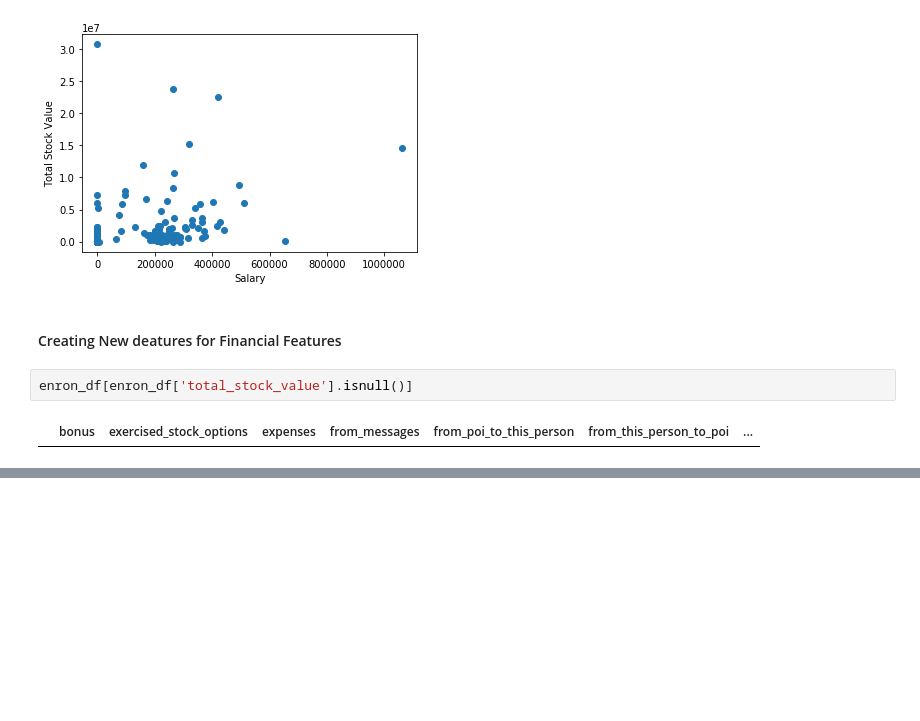
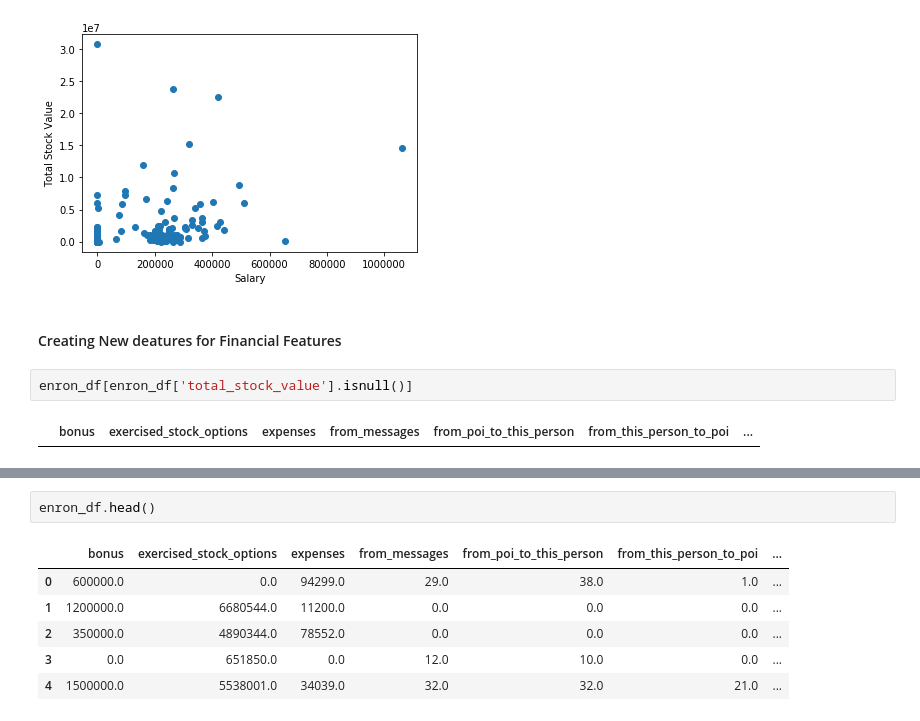
Before and after one commit to geekquad/Fraud-Detection, a Jupyter notebook: Fraud Detection from ENRON dataset.ipynb, the cells around one changed output, grey strips where cells are left out. Drawn from its saved outputs; the diff is of its cells as text; blank space fills up the shorter version.

```diff
--- a/Fraud Detection from ENRON dataset.ipynb
+++ b/Fraud Detection from ENRON dataset.ipynb
@@ -370,0 +377,9 @@ enron_df[enron_df['total_stock_value'].isnull()]
+# %%
+enron_df.head()
+# %% [output]
+|  | bonus | exercised_stock_options | expenses | from_messages | from_poi_to_this_person | from_this_person_to_poi | ... |
+| 0 | 600000.0 | 0.0 | 94299.0 | 29.0 | 38.0 | 1.0 | ... |
+| 1 | 1200000.0 | 6680544.0 | 11200.0 | 0.0 | 0.0 | 0.0 | ... |
+| 2 | 350000.0 | 4890344.0 | 78552.0 | 0.0 | 0.0 | 0.0 | ... |
+| 3 | 0.0 | 651850.0 | 0.0 | 12.0 | 10.0 | 0.0 | ... |
+| 4 | 1500000.0 | 5538001.0 | 34039.0 | 32.0 | 32.0 | 21.0 | ... |
```
Also changed, not shown: parts of 2 cells of this notebook.
